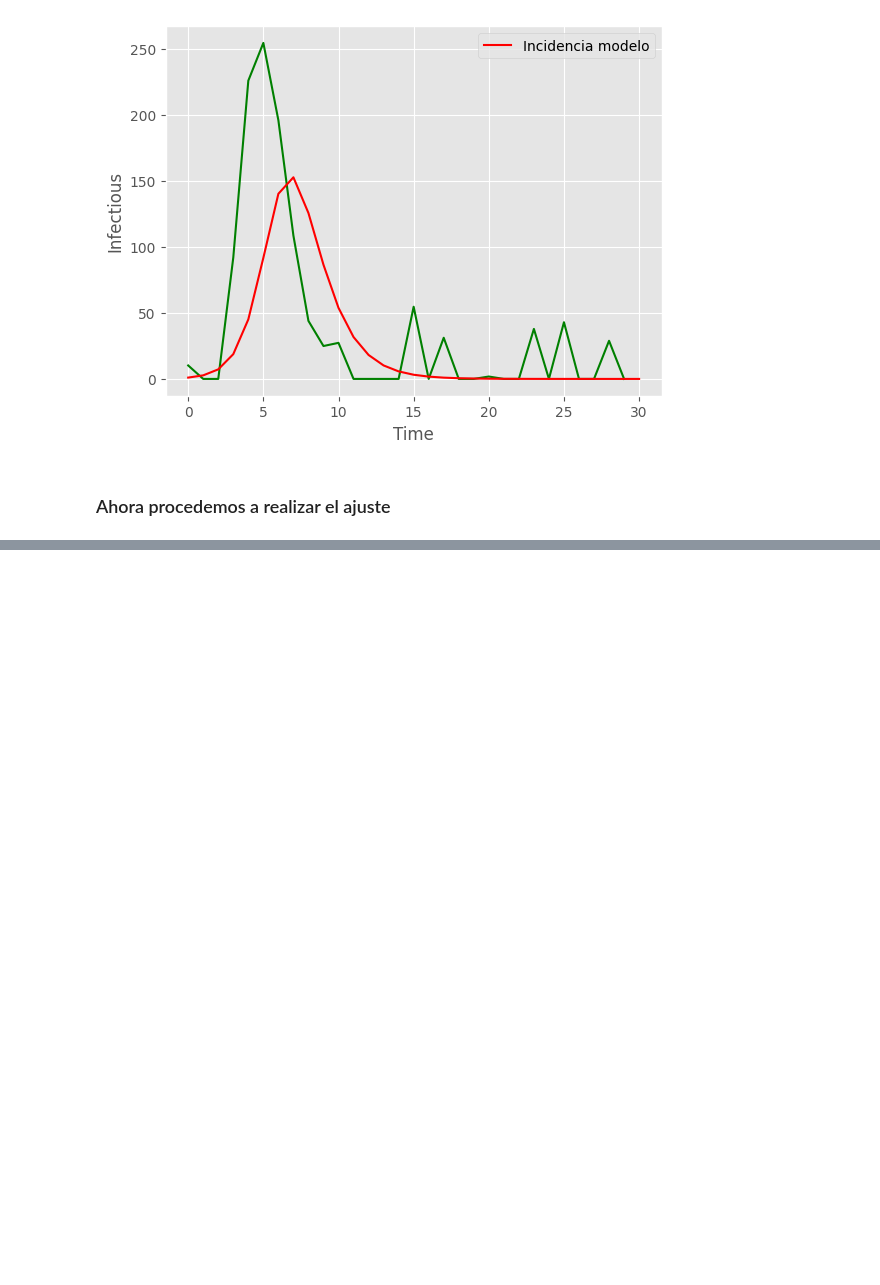
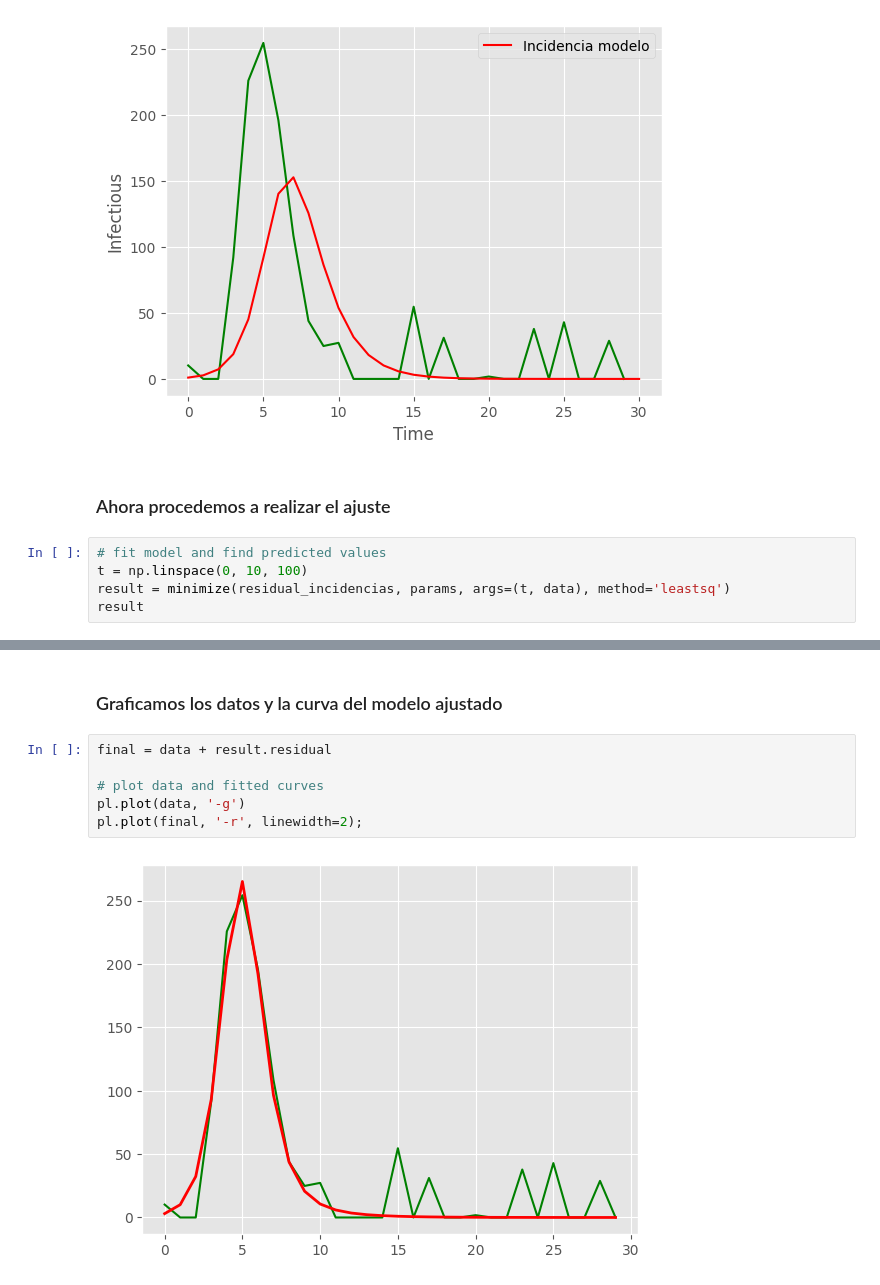
Before and after one commit to leticiaram/Modelacion-Epidemiologica, a Jupyter notebook: 2_Ajuste_Numerico_modelo_SIR.ipynb, the cells around one changed output, grey strips where cells are left out. Saved outputs shown, nothing was run; the diff lists cells and outputs as text; blank space fills up the shorter version.

```diff
--- a/2_Ajuste_Numerico_modelo_SIR.ipynb
+++ b/2_Ajuste_Numerico_modelo_SIR.ipynb
@@ -364,3 +364,8 @@ plt.show()
 [figure]
 # %% [markdown]
 ### Ahora procedemos a realizar el ajuste
+# %%
+# fit model and find predicted values
+t = np.linspace(0, 10, 100)
+result = minimize(residual_incidencias, params, args=(t, data), method='leastsq')
+result
@@ -366,0 +390,10 @@ plt.show()
+# %% [markdown]
+### Graficamos los datos y la curva del modelo ajustado
+# %%
+final = data + result.residual
+
+# plot data and fitted curves
+pl.plot(data, '-g')
+pl.plot(final, '-r', linewidth=2);
+# %% [output]
+[figure, added]
```
Also changed, not shown: parts of 1 cell of this notebook.
